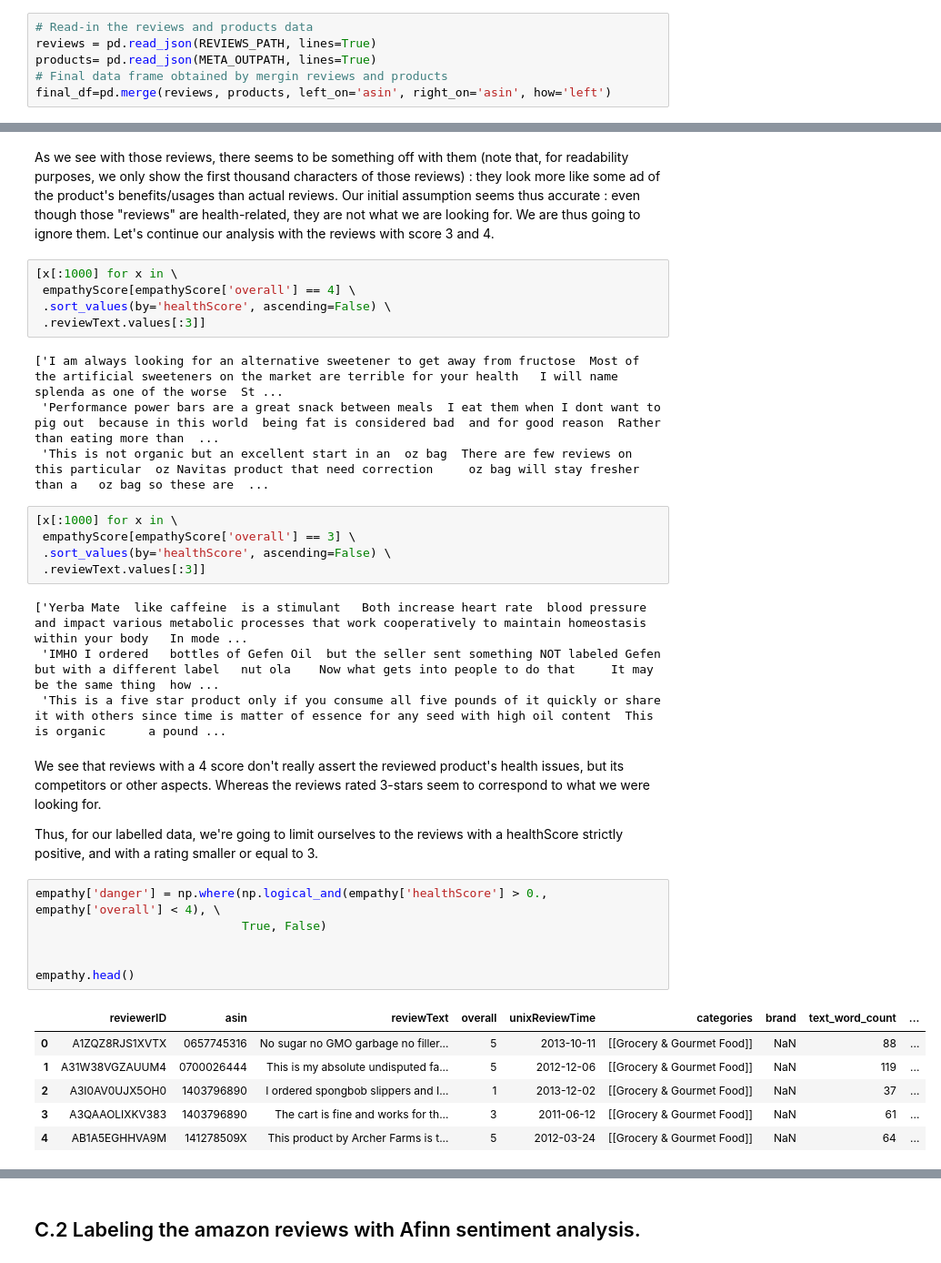
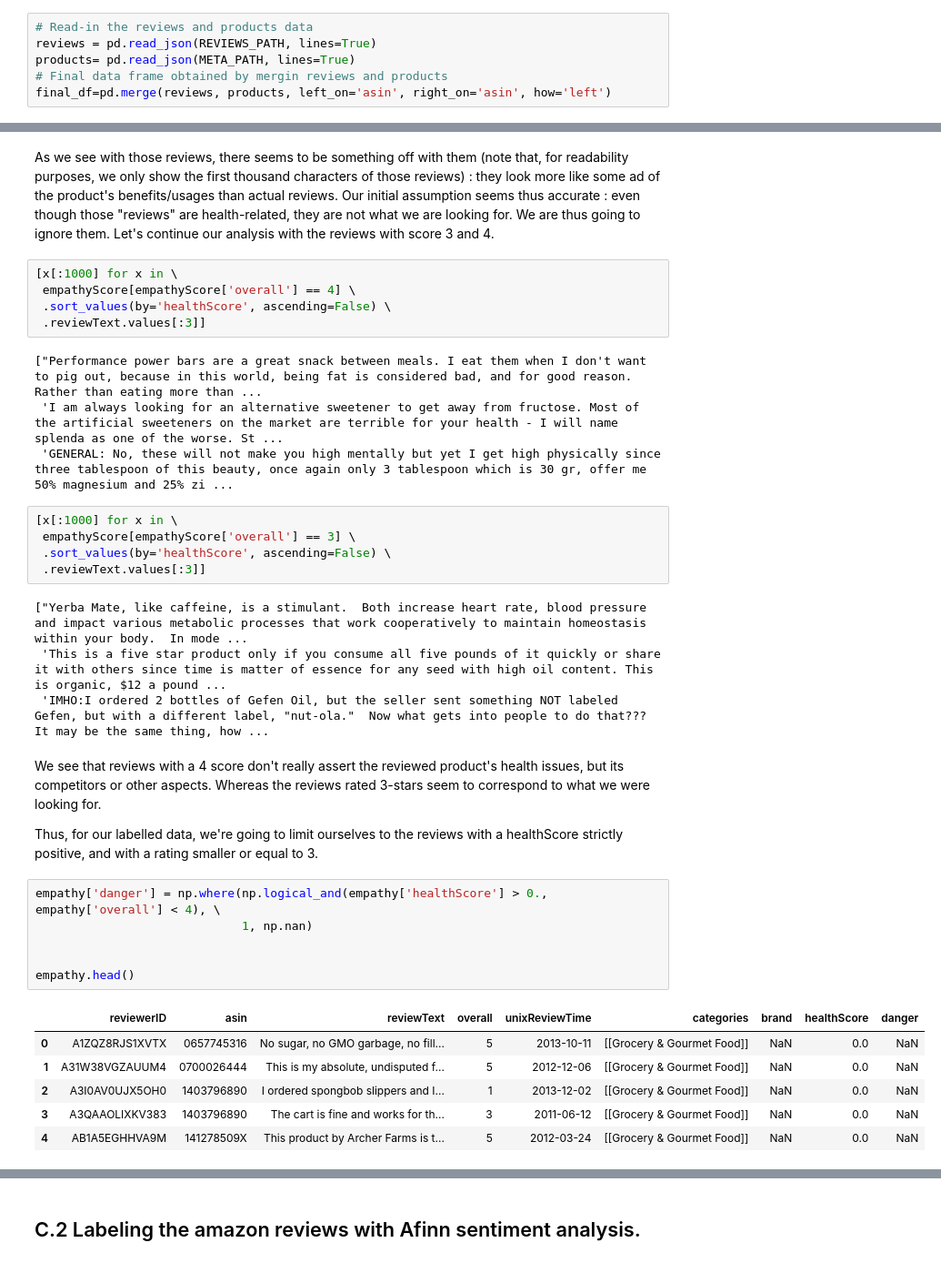
Before and after one commit to KKanakaraj/Amazon-Reviews-Infectious-Disease, a Jupyter notebook: Milestone2.ipynb, the cells around one changed output, grey strips where cells are left out. Shown at 91% size. Cells and saved outputs as stored; diff of their text form.

```diff
--- a/Milestone2.ipynb
+++ b/Milestone2.ipynb
@@ -80,7 +80,7 @@ META_PATH = "cleaned_meta.json"
 # %%
 # Read-in the reviews and products data
 reviews = pd.read_json(REVIEWS_PATH, lines=True)
-products= pd.read_json(META_OUTPATH, lines=True)
+products= pd.read_json(META_PATH, lines=True)
 # Final data frame obtained by mergin reviews and products
 final_df=pd.merge(reviews, products, left_on='asin', right_on='asin', how='left')
 # %% [markdown]
@@ -426,33 +425,33 @@ As we see with those reviews, there seems to be something off with them (note th
  .sort_values(by='healthScore', ascending=False) \
  .reviewText.values[:3]]
 # %% [output]
-['I am always looking for an alternative sweetener to get away from fructose  Most of the artificial sweeteners on the market are terrible for your health   I will name splenda as one of the worse  St ...
- 'Performance power bars are a great snack between meals  I eat them when I dont want to pig out  because in this world  being fat is considered bad  and for good reason  Rather than eating more than  ...
- 'This is not organic but an excellent start in an  oz bag  There are few reviews on this particular  oz Navitas product that need correction     oz bag will stay fresher than a   oz bag so these are  ...
+["Performance power bars are a great snack between meals. I eat them when I don't want to pig out, because in this world, being fat is considered bad, and for good reason. Rather than eating more than ...
+ 'I am always looking for an alternative sweetener to get away from fructose. Most of the artificial sweeteners on the market are terrible for your health - I will name splenda as one of the worse. St ...
+ 'GENERAL: No, these will not make you high mentally but yet I get high physically since three tablespoon of this beauty, once again only 3 tablespoon which is 30 gr, offer me 50% magnesium and 25% zi ...
 # %%
 [x[:1000] for x in \
  empathyScore[empathyScore['overall'] == 3] \
  .sort_values(by='healthScore', ascending=False) \
  .reviewText.values[:3]]
 # %% [output]
-['Yerba Mate  like caffeine  is a stimulant   Both increase heart rate  blood pressure and impact various metabolic processes that work cooperatively to maintain homeostasis within your body   In mode ...
- 'IMHO I ordered   bottles of Gefen Oil  but the seller sent something NOT labeled Gefen  but with a different label   nut ola    Now what gets into people to do that     It may be the same thing  how ...
- 'This is a five star product only if you consume all five pounds of it quickly or share it with others since time is matter of essence for any seed with high oil content  This is organic      a pound ...
+["Yerba Mate, like caffeine, is a stimulant.  Both increase heart rate, blood pressure and impact various metabolic processes that work cooperatively to maintain homeostasis within your body.  In mode ...
+ 'This is a five star product only if you consume all five pounds of it quickly or share it with others since time is matter of essence for any seed with high oil content. This is organic, $12 a pound ...
+ 'IMHO:I ordered 2 bottles of Gefen Oil, but the seller sent something NOT labeled Gefen, but with a different label, "nut-ola."  Now what gets into people to do that???  It may be the same thing, how ...
 # %% [markdown]
 We see that reviews with a 4 score don't really assert the reviewed product's health issues, but its competitors or other aspects. Whereas the reviews rated 3-stars seem to correspond to what we were looking for.
 
 Thus, for our labelled data, we're going to limit ourselves to the reviews with a healthScore strictly positive, and with a rating smaller or equal to 3.
 # %%
 empathy['danger'] = np.where(np.logical_and(empathy['healthScore'] > 0., empathy['overall'] < 4), \
-                             True, False)
+                             1, np.nan)
 
 
 empathy.head()
 # %% [output]
-|  | reviewerID | asin | reviewText | overall | unixReviewTime | categories | brand | text_word_count | ... |
-| 0 | A1ZQZ8RJS1XVTX | 0657745316 | No sugar no GMO garbage no filler... | 5 | 2013-10-11 | [[Grocery & Gourmet Food]] | NaN | 88 | ... |
-| 1 | A31W38VGZAUUM4 | 0700026444 | This is my absolute undisputed fa... | 5 | 2012-12-06 | [[Grocery & Gourmet Food]] | NaN | 119 | ... |
-| 2 | A3I0AV0UJX5OH0 | 1403796890 | I ordered spongbob slippers and I... | 1 | 2013-12-02 | [[Grocery & Gourmet Food]] | NaN | 37 | ... |
-| 3 | A3QAAOLIXKV383 | 1403796890 | The cart is fine and works for th... | 3 | 2011-06-12 | [[Grocery & Gourmet Food]] | NaN | 61 | ... |
-| 4 | AB1A5EGHHVA9M | 141278509X | This product by Archer Farms is t... | 5 | 2012-03-24 | [[Grocery & Gourmet Food]] | NaN | 64 | ... |
+|  | reviewerID | asin | reviewText | overall | unixReviewTime | categories | brand | healthScore | danger |
+| 0 | A1ZQZ8RJS1XVTX | 0657745316 | No sugar, no GMO garbage, no fill... | 5 | 2013-10-11 | [[Grocery & Gourmet Food]] | NaN | 0.0 | NaN |
+| 1 | A31W38VGZAUUM4 | 0700026444 | This is my absolute, undisputed f... | 5 | 2012-12-06 | [[Grocery & Gourmet Food]] | NaN | 0.0 | NaN |
+| 2 | A3I0AV0UJX5OH0 | 1403796890 | I ordered spongbob slippers and I... | 1 | 2013-12-02 | [[Grocery & Gourmet Food]] | NaN | 0.0 | NaN |
+| 3 | A3QAAOLIXKV383 | 1403796890 | The cart is fine and works for th... | 3 | 2011-06-12 | [[Grocery & Gourmet Food]] | NaN | 0.0 | NaN |
+| 4 | AB1A5EGHHVA9M | 141278509X | This product by Archer Farms is t... | 5 | 2012-03-24 | [[Grocery & Gourmet Food]] | NaN | 0.0 | NaN |
 # %%
```
Also changed, not shown: parts of 14 cells of this notebook.
